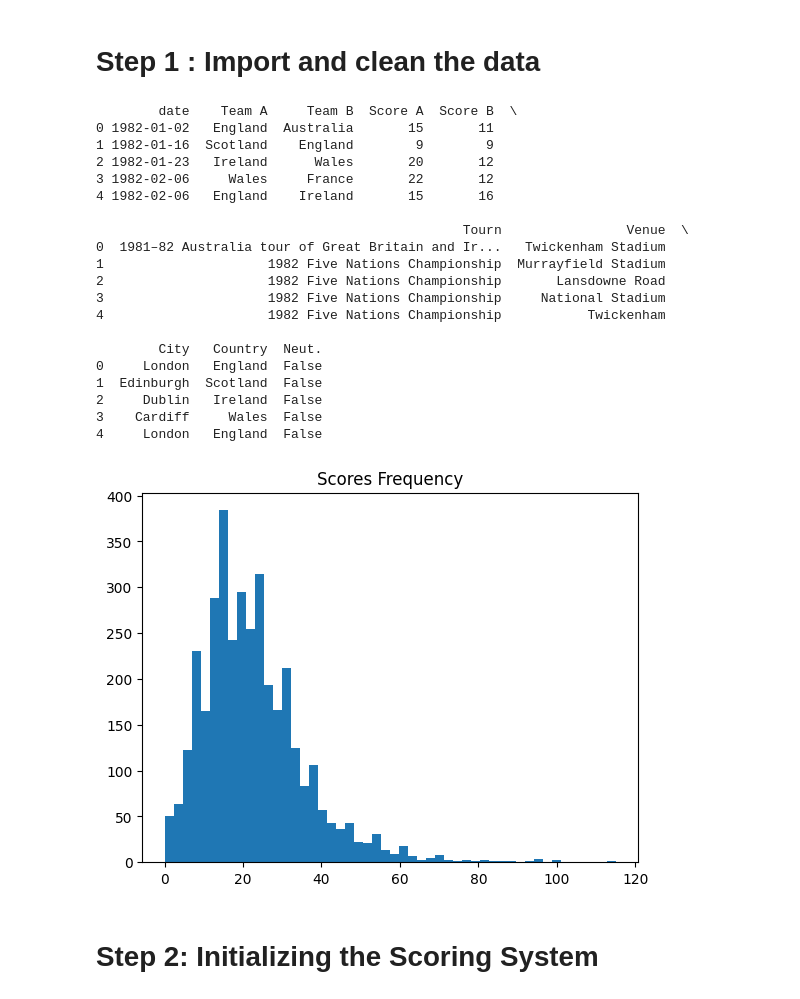
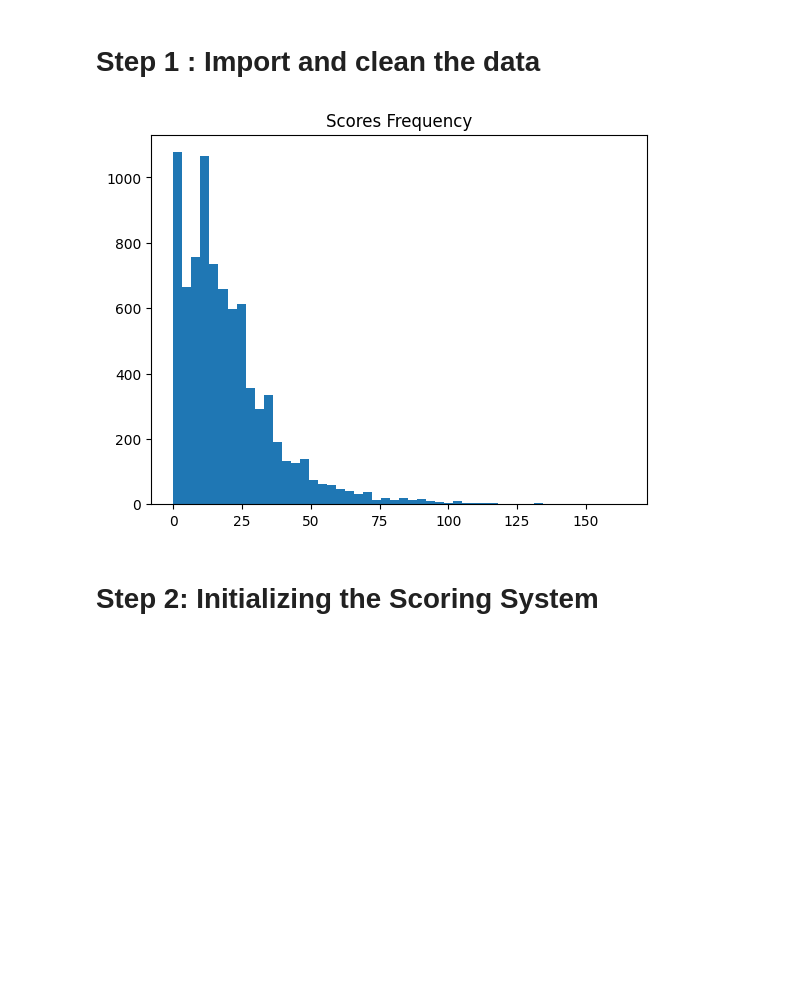
Before and after one commit to ArthurG-data/rugby_world_cup_prediction, a Jupyter notebook: Rugby.ipynb, the cells around one changed output. Saved outputs shown, nothing was run; the diff lists cells and outputs as text; code cells hidden in the pictures; blank space fills up the shorter version.

```diff
--- a/Rugby.ipynb
+++ b/Rugby.ipynb
@@ -22,10 +23,8 @@ The goal of this program is to build an ELO scoring system for international rug
 current_dir = os.getcwd()
 
 folder = "/data/results_international/"
-result_file_1 = "results.csv"
-result_file_2 = 'scrap_out.xlsx'
-result_url_1 = current_dir+folder+result_file_1
-result_url_2 = current_dir+folder+result_file_2
+result_file = 'scrap_out.xlsx'
+result_url = current_dir+folder+result_file
 # %%
 #def analyse_rating_system()
 
@@ -39,13 +38,13 @@ def result_table_site(url):
     df = pd.read_csv(url)
     df.drop(columns=['world_cup'], inplace=True)
     df['date'] = pd.to_datetime(df['date'])
-    df = df.rename(columns={'Date': 'date', 'home_team' : 'Team A', 'away_team':'Team B', 'home_score' : 'Score A', 'away_score':'Score B', 'competition':'Tourn', 'stadium':'Venue', 'city':'City', 'country': 'Country', 'neutral': 'Neut.'})
+    #f = df.rename(columns={'Date': 'date', 'home_team' : 'Team A', 'away_team':'Team B', 'home_score' : 'Score A', 'away_score':'Score B', 'competition':'Tourn', 'stadium':'Venue', 'city':'City', 'country': 'Country', 'neutral': 'Neut.'})
     return df
 
 def rugby_df_creator(url):
     raw_result_df = pd.read_excel(url,  index_col=0)
-    raw_result_df = raw_result_df.rename(columns={'Date':'date'})
-    raw_result_df['date'] = pd.to_datetime(raw_result_df['date'])
+    #raw_result_df = raw_result_df.rename(columns={'Date':'date'})
+    raw_result_df['Date'] = pd.to_datetime(raw_result_df['Date'])
     #than we will deal with some missing value
     #Na in neutral = False
     #raw_result_df['Neut.'].fillna(False, inplace=True)
@@ -54,35 +53,14 @@ def rugby_df_creator(url):
     #raw_result_df.sort_values(by=['Date'], inplace=True)
     return raw_result_df
 
-def final_df_creator(df1, df2, first_year):
-    df = pd.concat([df1, df2]).reset_index(drop=True)
+def final_df_creator(df, first_year=1882):
     df = df[df['date'].dt.year >= first_year].reset_index(drop=True)
     return df
 # %%
-result_df = final_df_creator(result_table_site(result_url_1),rugby_df_creator(result_url_2) , 1982)
+result_df = rugby_df_creator(result_url)
 analyse_data(result_df)
 # %% [output]
-        date    Team A     Team B  Score A  Score B  \
-0 1982-01-02   England  Australia       15       11
-1 1982-01-16  Scotland    England        9        9
-2 1982-01-23   Ireland      Wales       20       12
-3 1982-02-06     Wales     France       22       12
-4 1982-02-06   England    Ireland       15       16
-
-                                               Tourn                Venue  \
-0  1981–82 Australia tour of Great Britain and Ir...   Twickenham Stadium
-1                     1982 Five Nations Championship  Murrayfield Stadium
-2                     1982 Five Nations Championship       Lansdowne Road
-3                     1982 Five Nations Championship     National Stadium
-4                     1982 Five Nations Championship           Twickenham
-
-        City   Country  Neut.
-0     London   England  False
-1  Edinburgh  Scotland  False
-2     Dublin   Ireland  False
-3    Cardiff     Wales  False
-4     London   England  False
-[figure, old version]
+[figure, new version]
 # %% [markdown]
 # Step 2: Initializing the Scoring System
 # %%
```
Also changed, not shown: parts of 10 cells of this notebook, 3 other files.
